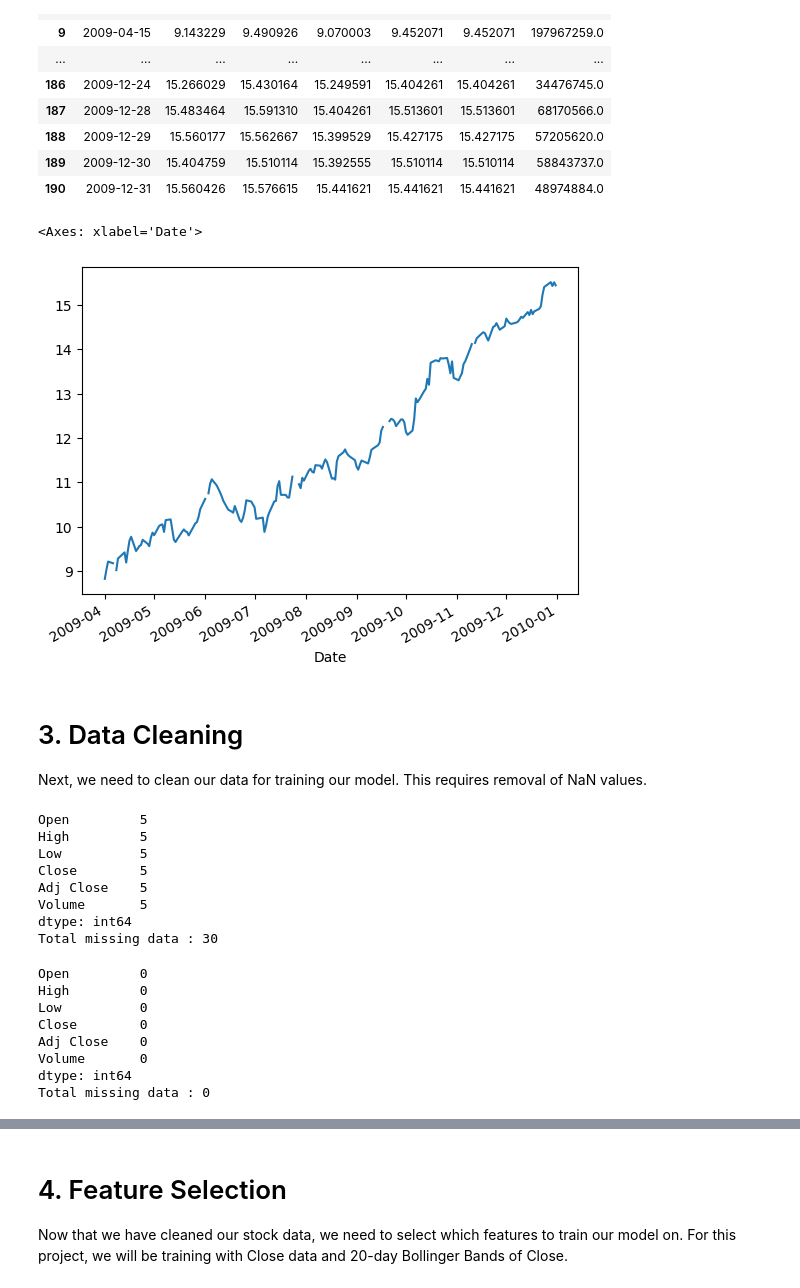
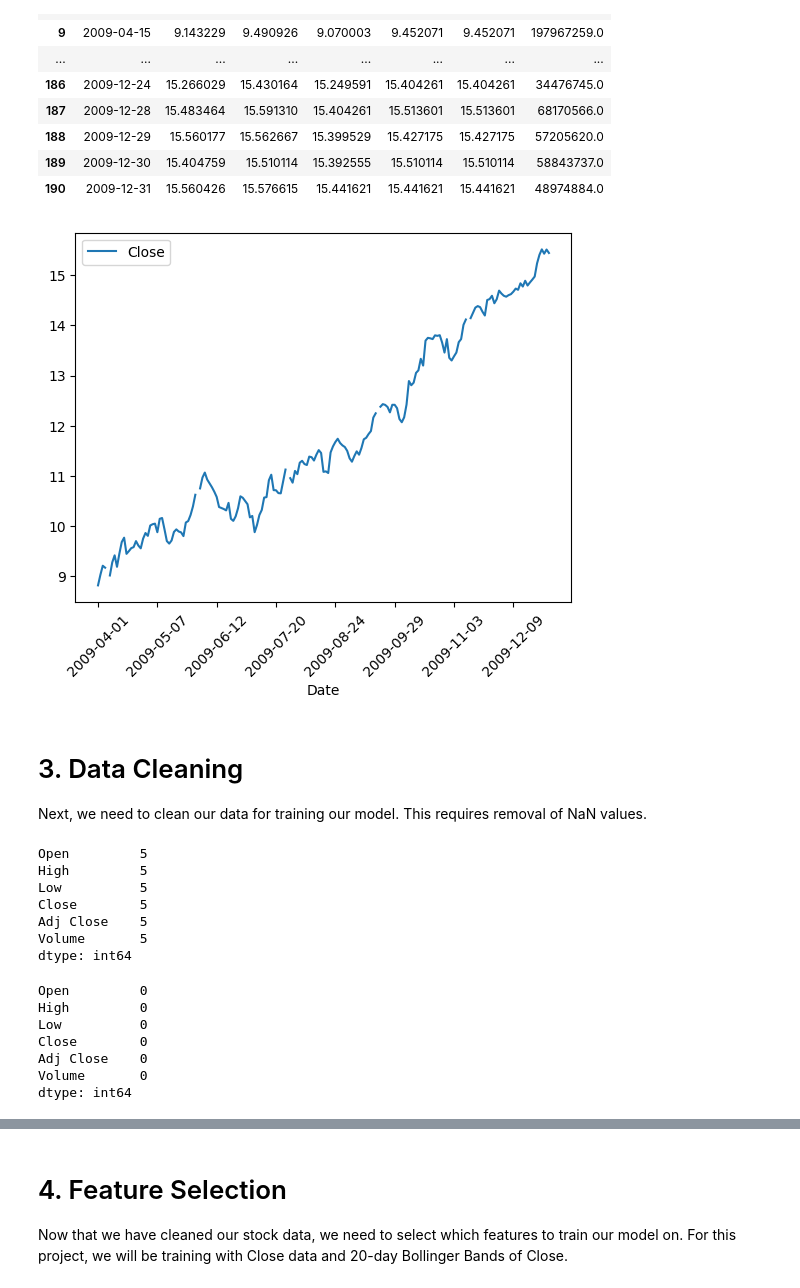
Before and after one commit to bigboy92/fend-matching-game, a Jupyter notebook: project_nb.ipynb, the cells around one changed output, grey strips where cells are left out. Drawn from its saved outputs; the diff is of its cells as text; code cells hidden in the pictures.

```diff
--- a/project_nb.ipynb
+++ b/project_nb.ipynb
@@ -57,23 +57,19 @@ display_df(data)
 | 190 | 2009-12-31 | 15.560426 | 15.576615 | 15.441621 | 15.441621 | 15.441621 | 48974884.0 |
 # %%
 # Index data by Date
-data.set_index('Date', inplace=True)
-data.index = pd.to_datetime(data.index)
+data = data.set_index('Date')
 # %%
 # Plot the Close Data
-data['Close'].plot()
+data.plot(y ='Close', rot = 45)
+plt.show()
 # %% [output]
-<Axes: xlabel='Date'>
-[figure, old version]
+[figure, new version]
 # %% [markdown]
 # 3. Data Cleaning
 Next, we need to clean our data for training our model. This requires removal of NaN values.
 # %%
 # Check for null values
-missing_data = data.isna().sum()
-count_missing_data = data.isna().sum().sum()
-print(missing_data)
-print(f'Total missing data : {count_missing_data}')
+data.isna().sum()
 # %% [output]
 Open         5
 High         5
@@ -82,6 +78,5 @@ Close        5
 Adj Close    5
 Volume       5
 dtype: int64
-Total missing data : 30
 # %%
 # forward fill missing values
@@ -92,9 +84,6 @@ else:
 # %%
 # Check for null values
-missing_data = data.isna().sum()
-count_missing_data = data.isna().sum().sum()
-print(missing_data)
-print(f'Total missing data : {count_missing_data}')
+data.isna().sum()
 # %% [output]
 Open         0
 High         0
@@ -103,6 +92,5 @@ Close        0
 Adj Close    0
 Volume       0
 dtype: int64
-Total missing data : 0
 # %%
 # Plot the cleaned Close Data
```
Also changed, not shown: parts of 21 cells of this notebook.
